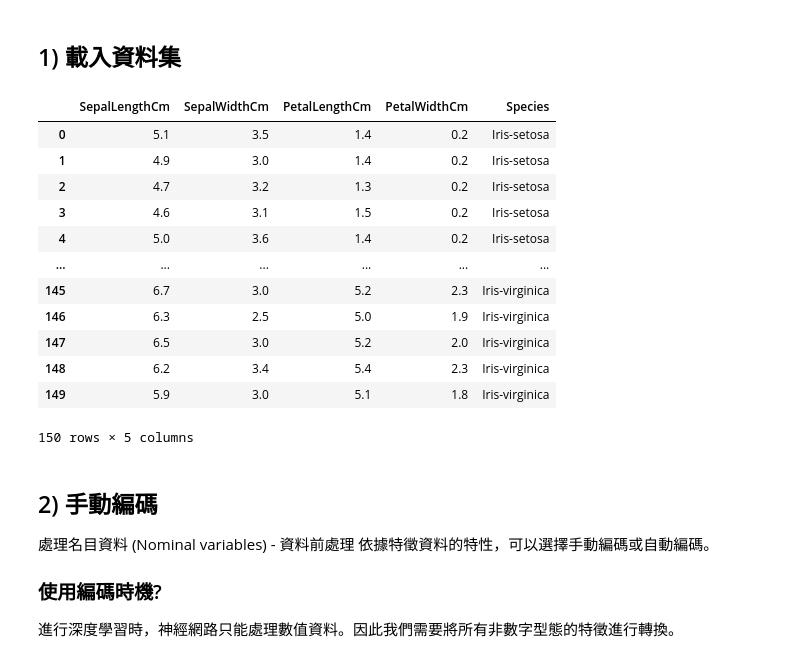
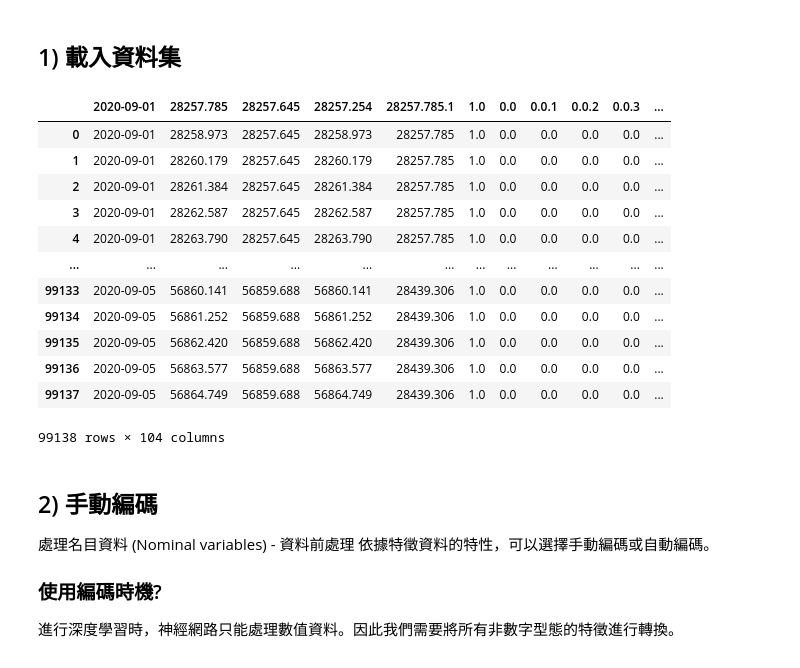
Before and after one commit to tempzeba/iot_test_public, a Jupyter notebook: A1L02001_log_01 (DNN-tensorflow2.0)-Sequential.ipynb, the cells around one changed output. Saved outputs shown, nothing was run; the diff lists cells and outputs as text; code cells hidden in the pictures.

```diff
--- a/A1L02001_log_01 (DNN-tensorflow2.0)-Sequential.ipynb
+++ b/A1L02001_log_01 (DNN-tensorflow2.0)-Sequential.ipynb
@@ -8,23 +8,23 @@ warnings.filterwarnings("ignore")
 ## 1) 載入資料集
 # %%
 # df_train = pd.read_csv('./data/Iris.csv')
-df_train = pd.read_csv('https://github.com/tempzeba/iris-dnn-tensorflow/raw/master/data/Iris.csv')
-df_train = df_train.drop(labels=['Id'],axis=1) # 移除Id
+df_train = pd.read_csv('https://github.com/tempzeba/iot_test_public/releases/download/iot_data/A1L02001_log_01.csv', sep='\t')
+# df_train = df_train.drop(labels=['Id'],axis=1) # 移除Id
 df_train
 # %% [output]
-|  | SepalLengthCm | SepalWidthCm | PetalLengthCm | PetalWidthCm | Species |
-| 0 | 5.1 | 3.5 | 1.4 | 0.2 | Iris-setosa |
-| 1 | 4.9 | 3.0 | 1.4 | 0.2 | Iris-setosa |
-| 2 | 4.7 | 3.2 | 1.3 | 0.2 | Iris-setosa |
-| 3 | 4.6 | 3.1 | 1.5 | 0.2 | Iris-setosa |
-| 4 | 5.0 | 3.6 | 1.4 | 0.2 | Iris-setosa |
-| ... | ... | ... | ... | ... | ... |
-| 145 | 6.7 | 3.0 | 5.2 | 2.3 | Iris-virginica |
-| 146 | 6.3 | 2.5 | 5.0 | 1.9 | Iris-virginica |
-| 147 | 6.5 | 3.0 | 5.2 | 2.0 | Iris-virginica |
-| 148 | 6.2 | 3.4 | 5.4 | 2.3 | Iris-virginica |
-| 149 | 5.9 | 3.0 | 5.1 | 1.8 | Iris-virginica |
+|  | 2020-09-01 | 28257.785 | 28257.645 | 28257.254 | 28257.785.1 | 1.0 | 0.0 | 0.0.1 | 0.0.2 | 0.0.3 | ... |
+| 0 | 2020-09-01 | 28258.973 | 28257.645 | 28258.973 | 28257.785 | 1.0 | 0.0 | 0.0 | 0.0 | 0.0 | ... |
+| 1 | 2020-09-01 | 28260.179 | 28257.645 | 28260.179 | 28257.785 | 1.0 | 0.0 | 0.0 | 0.0 | 0.0 | ... |
+| 2 | 2020-09-01 | 28261.384 | 28257.645 | 28261.384 | 28257.785 | 1.0 | 0.0 | 0.0 | 0.0 | 0.0 | ... |
+| 3 | 2020-09-01 | 28262.587 | 28257.645 | 28262.587 | 28257.785 | 1.0 | 0.0 | 0.0 | 0.0 | 0.0 | ... |
+| 4 | 2020-09-01 | 28263.790 | 28257.645 | 28263.790 | 28257.785 | 1.0 | 0.0 | 0.0 | 0.0 | 0.0 | ... |
+| ... | ... | ... | ... | ... | ... | ... | ... | ... | ... | ... | ... |
+| 99133 | 2020-09-05 | 56860.141 | 56859.688 | 56860.141 | 28439.306 | 1.0 | 0.0 | 0.0 | 0.0 | 0.0 | ... |
+| 99134 | 2020-09-05 | 56861.252 | 56859.688 | 56861.252 | 28439.306 | 1.0 | 0.0 | 0.0 | 0.0 | 0.0 | ... |
+| 99135 | 2020-09-05 | 56862.420 | 56859.688 | 56862.420 | 28439.306 | 1.0 | 0.0 | 0.0 | 0.0 | 0.0 | ... |
+| 99136 | 2020-09-05 | 56863.577 | 56859.688 | 56863.577 | 28439.306 | 1.0 | 0.0 | 0.0 | 0.0 | 0.0 | ... |
+| 99137 | 2020-09-05 | 56864.749 | 56859.688 | 56864.749 | 28439.306 | 1.0 | 0.0 | 0.0 | 0.0 | 0.0 | ... |
-150 rows × 5 columns
+99138 rows × 104 columns
 # %% [markdown]
 ## 2) 手動編碼
 處理名目資料 (Nominal variables) - 資料前處理
```
